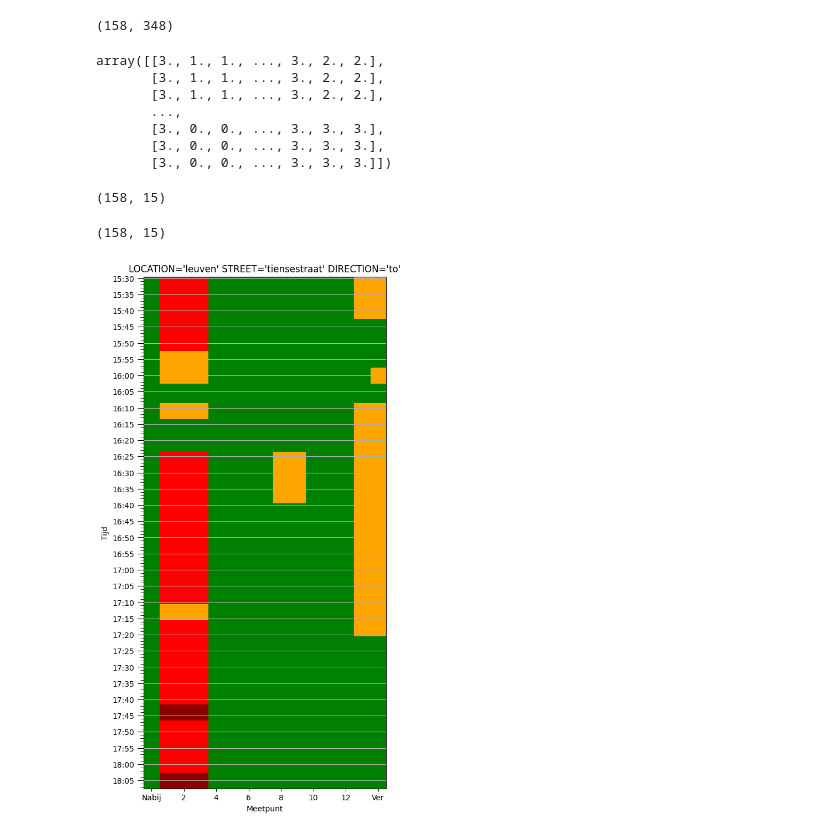
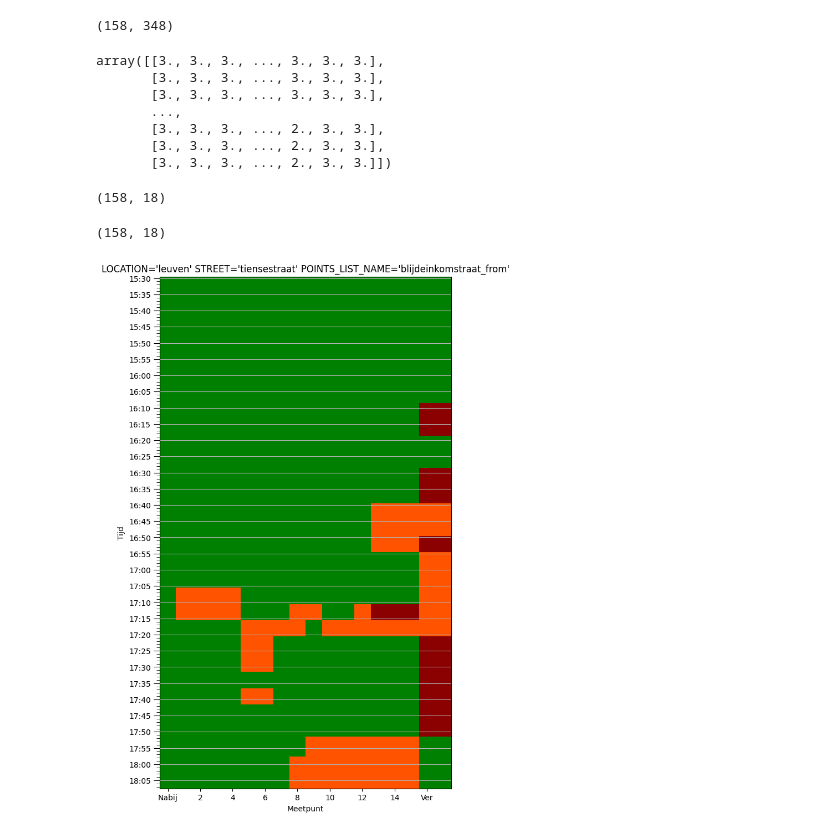
Before and after one commit to cast42/filedrukte_tiensepoort, a Jupyter notebook: get_traffic_info_from_screenshot.ipynb, the cells around one changed output. Drawn from its saved outputs; the diff is of its cells as text; code cells hidden in the pictures.

Commit message:
New config and analysis blijde inkomsten straat

```diff
--- a/get_traffic_info_from_screenshot.ipynb
+++ b/get_traffic_info_from_screenshot.ipynb
@@ -26,4 +23,4 @@ from traffic_analysis import (
 # Which street to analyse and in what direction
 LOCATION = "leuven"
 STREET = "tiensestraat"
-DIRECTION = "to" # must be "to" the crossing or away "from" the crossing
+POINTS_LIST_NAME = "blijdeinkomstraat_from" # must be "to" the crossing or away "from" the crossing
@@ -88,13 +101,13 @@ ax = show_points_on_screenshot(
     LOCATION,
     STREET,
     url_image,
-    direction=DIRECTION,
-    x_text_offset=-6,
-    x_line_offset=-20,
+    points_list_name=POINTS_LIST_NAME,
+    x_text_offset=6,
+    x_line_offset=20,
 )
 
 plt.savefig(
-    f"figs/meetpunten_{LOCATION}_{STREET}_{DIRECTION}.png",  # Set path and filename
+    f"figs/meetpunten_{LOCATION}_{STREET}_{POINTS_LIST_NAME}.png",  # Set path and filename
     dpi=300,  # Set dots per inch
     bbox_inches="tight",  # Remove extra whitespace around plot
     facecolor="white",
@@ -118,7 +131,7 @@ number_of_points
 69
 # %%
 df = get_colors_from_screenshots(
-    config, url_image_dir, location=LOCATION, street=STREET, direction=DIRECTION
+    config, url_image_dir, location=LOCATION, street=STREET, points_list_name=POINTS_LIST_NAME
 )
 
 df.head()
@@ -285,7 +291,7 @@ df_street.shape
 # %% [output]
 (158, 348)
 # %%
-number_of_points = len(config[LOCATION][STREET][f"points_{DIRECTION}"])
+number_of_points = len(config[LOCATION][STREET][POINTS_LIST_NAME])
 color_columns = [f"traffic_color_{i}" for i in range(number_of_points)]
 color2index = {"darkred": 0, "red": 1, "orange": 2, "green": 3}
 index_columns = []
@@ -296,17 +302,17 @@ for idx, colom in enumerate(color_columns):
 traffic_color_matrix = df_matrix[index_columns].fillna(3).to_numpy()
 traffic_color_matrix
 # %% [output]
-array([[3., 1., 1., ..., 3., 2., 2.],
-       [3., 1., 1., ..., 3., 2., 2.],
-       [3., 1., 1., ..., 3., 2., 2.],
+array([[3., 3., 3., ..., 3., 3., 3.],
+       [3., 3., 3., ..., 3., 3., 3.],
+       [3., 3., 3., ..., 3., 3., 3.],
        ...,
-       [3., 0., 0., ..., 3., 3., 3.],
-       [3., 0., 0., ..., 3., 3., 3.],
-       [3., 0., 0., ..., 3., 3., 3.]])
+       [3., 3., 3., ..., 2., 3., 3.],
+       [3., 3., 3., ..., 2., 3., 3.],
+       [3., 3., 3., ..., 2., 3., 3.]])
 # %%
 traffic_color_matrix.shape
 # %% [output]
-(158, 15)
+(158, 18)
 # %%
 from matplotlib.text import Text
 import matplotlib.dates as mdates
@@ -315,7 +321,7 @@ time = df_street.index
 # %%
 traffic_color_matrix.shape
 # %% [output]
-(158, 15)
+(158, 18)
 # %%
 fig, ax = plt.subplots(figsize=(16, 12))
 
@@ -335,33 +341,33 @@ ax.imshow(traffic_color_matrix, cmap=cmap, aspect=0.2)
 ax.set_yticks(list(range(df_street.shape[0])), minor=True)
 ax.set_yticks(list(range(0, df_street.shape[0], 5)), minor=False)
 ax.set_yticklabels(major_tick_labels, minor=False)
 
 # Customize tick parameters to make major ticks longer
 ax.tick_params(axis="y", which="major", size=8)  # Adjust the size as needed
 ax.tick_params(axis="y", which="minor", size=4)
 
 # Add gridlines for the y-axis at major y-tick positions
 ax.yaxis.grid(True, which="major")
 
 # Hide gridlines for the x-axis
 ax.xaxis.grid(False)
 
 xlabels = ax.get_xticklabels()
 for idx, label in enumerate(xlabels):
     # xlabels[idx].set_text('')
     if idx == 1:
         xlabels[1].set_text("Nabij")
     if idx == len(xlabels) - 1:
         xlabels[-2].set_text("Ver")
 ax.set_xticklabels(xlabels)
-ax.set_title(f"{LOCATION=} {STREET=} {DIRECTION=}")
+ax.set_title(f"{LOCATION=} {STREET=} {POINTS_LIST_NAME=}")
 
 
 plt.savefig(
-    f"figs/{LOCATION}_{STREET}_231017_16u_18u_{DIRECTION}.png",  # Set path and filename
+    f"figs/{LOCATION}_{STREET}_231017_16u_18u_{POINTS_LIST_NAME}.png",  # Set path and filename
     dpi=300,  # Set dots per inch
     bbox_inches="tight",  # Remove extra whitespace around plot
     facecolor="white",
 )  # Set background color to white
 # %% [output]
-[figure, old version]
+[figure, new version]
```
Also changed, not shown: parts of 17 cells of this notebook, 5 other files.
